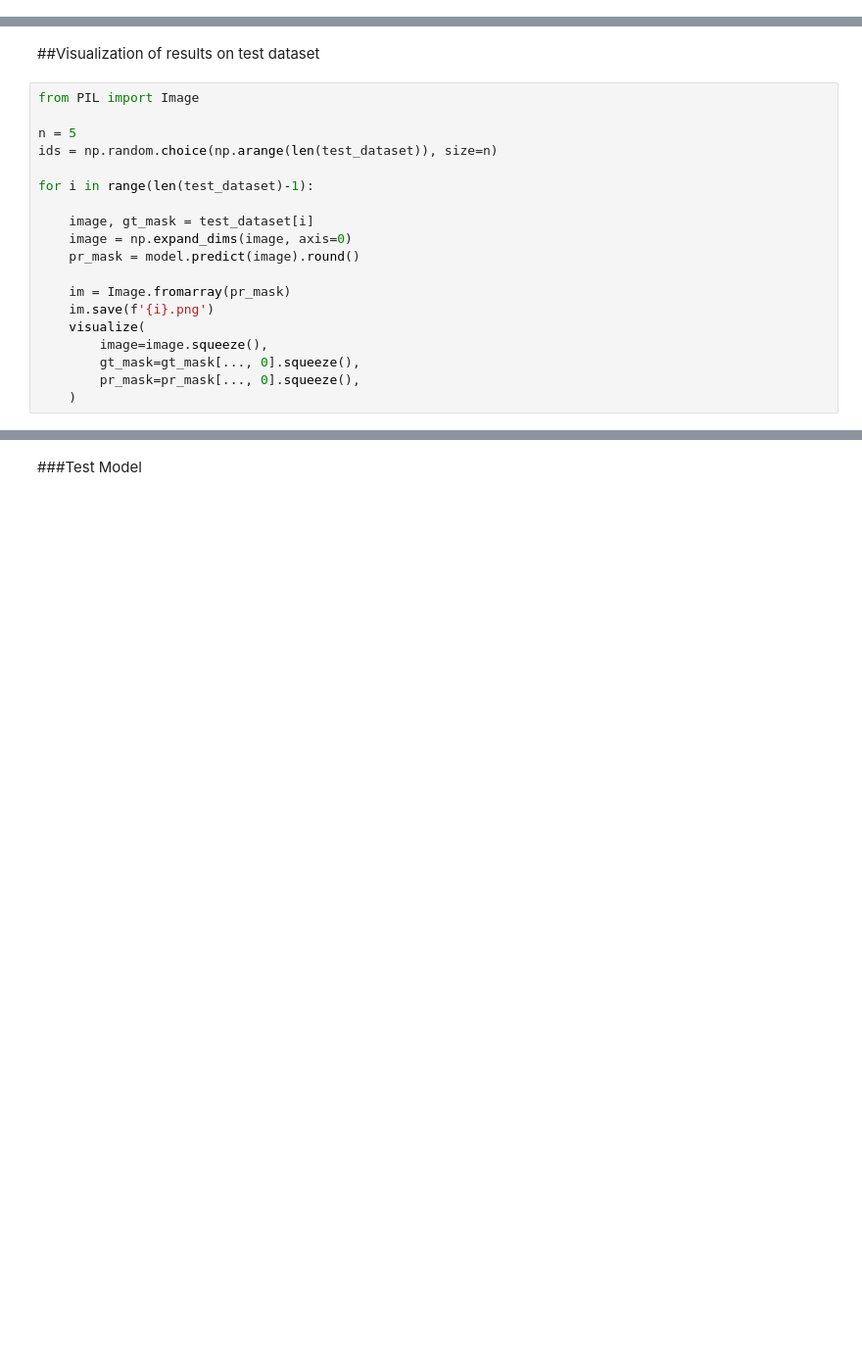
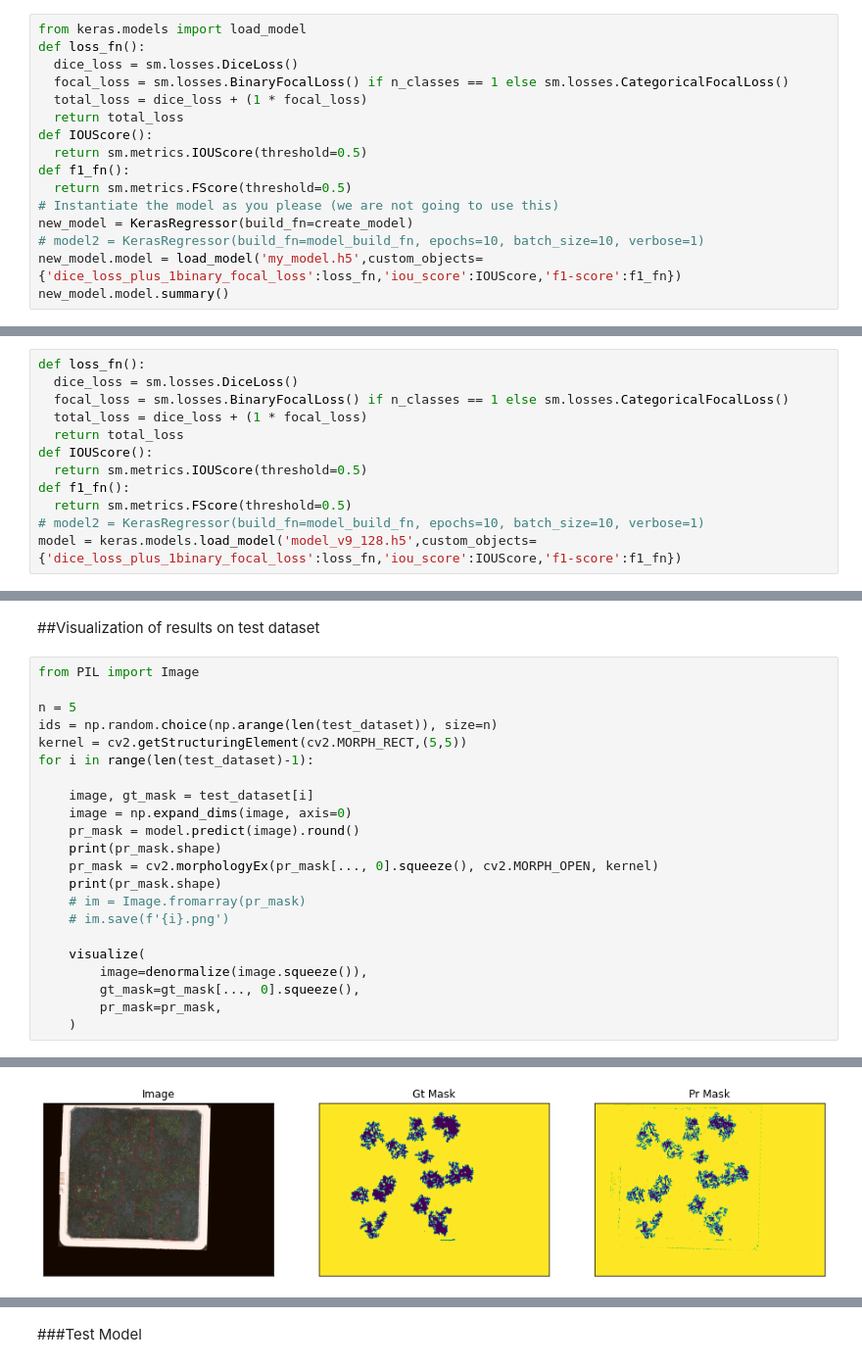
Before and after one commit to BearKS/Robotic-weed-control-system, a Jupyter notebook: Weed_Detection.ipynb, the cells around one changed output, grey strips where cells are left out. Shown at 98% size. Cells and saved outputs as stored; diff of their text form; blank space fills up the shorter version.

```diff
--- a/Weed_Detection.ipynb
+++ b/Weed_Detection.ipynb
@@ -658,0 +688,16 @@ Best score:  -0.23335254192352295
+# %%
+from keras.models import load_model
+def loss_fn():
+  dice_loss = sm.losses.DiceLoss()
+  focal_loss = sm.losses.BinaryFocalLoss() if n_classes == 1 else sm.losses.CategoricalFocalLoss()
+  total_loss = dice_loss + (1 * focal_loss)
+  return total_loss
+def IOUScore():
+  return sm.metrics.IOUScore(threshold=0.5)
+def f1_fn():
+  return sm.metrics.FScore(threshold=0.5)
+# Instantiate the model as you please (we are not going to use this)
+new_model = KerasRegressor(build_fn=create_model)
+# model2 = KerasRegressor(build_fn=model_build_fn, epochs=10, batch_size=10, verbose=1)
+new_model.model = load_model('my_model.h5',custom_objects={'dice_loss_plus_1binary_focal_loss':loss_fn,'iou_score':IOUScore,'f1-score':f1_fn})
+new_model.model.summary()
@@ -699,3 +763,15 @@ model.load_weights('model_v1_512.h5')
+# %%
+def loss_fn():
+  dice_loss = sm.losses.DiceLoss()
+  focal_loss = sm.losses.BinaryFocalLoss() if n_classes == 1 else sm.losses.CategoricalFocalLoss()
+  total_loss = dice_loss + (1 * focal_loss)
+  return total_loss
+def IOUScore():
+  return sm.metrics.IOUScore(threshold=0.5)
+def f1_fn():
+  return sm.metrics.FScore(threshold=0.5)
+# model2 = KerasRegressor(build_fn=model_build_fn, epochs=10, batch_size=10, verbose=1)
+model = keras.models.load_model('model_v9_128.h5',custom_objects={'dice_loss_plus_1binary_focal_loss':loss_fn,'iou_score':IOUScore,'f1-score':f1_fn})
 # %%
 scores = model.evaluate(test_dataloader)
 
@@ -709,17 +790,21 @@ from PIL import Image
 
 n = 5
 ids = np.random.choice(np.arange(len(test_dataset)), size=n)
-
+kernel = cv2.getStructuringElement(cv2.MORPH_RECT,(5,5))
 for i in range(len(test_dataset)-1):
 
     image, gt_mask = test_dataset[i]
     image = np.expand_dims(image, axis=0)
     pr_mask = model.predict(image).round()
+    print(pr_mask.shape)
+    pr_mask = cv2.morphologyEx(pr_mask[..., 0].squeeze(), cv2.MORPH_OPEN, kernel)
+    print(pr_mask.shape)
+    # im = Image.fromarray(pr_mask)
+    # im.save(f'{i}.png')
 
-    im = Image.fromarray(pr_mask)
-    im.save(f'{i}.png')
     visualize(
-        image=image.squeeze(),
+        image=denormalize(image.squeeze()),
         gt_mask=gt_mask[..., 0].squeeze(),
-        pr_mask=pr_mask[..., 0].squeeze(),
+        pr_mask=pr_mask,
     )
+# %% [output]
@@ -725,0 +814 @@ for i in range(len(test_dataset)-1):
+[figure, added]
```
Also changed, not shown: parts of 32 cells of this notebook.
